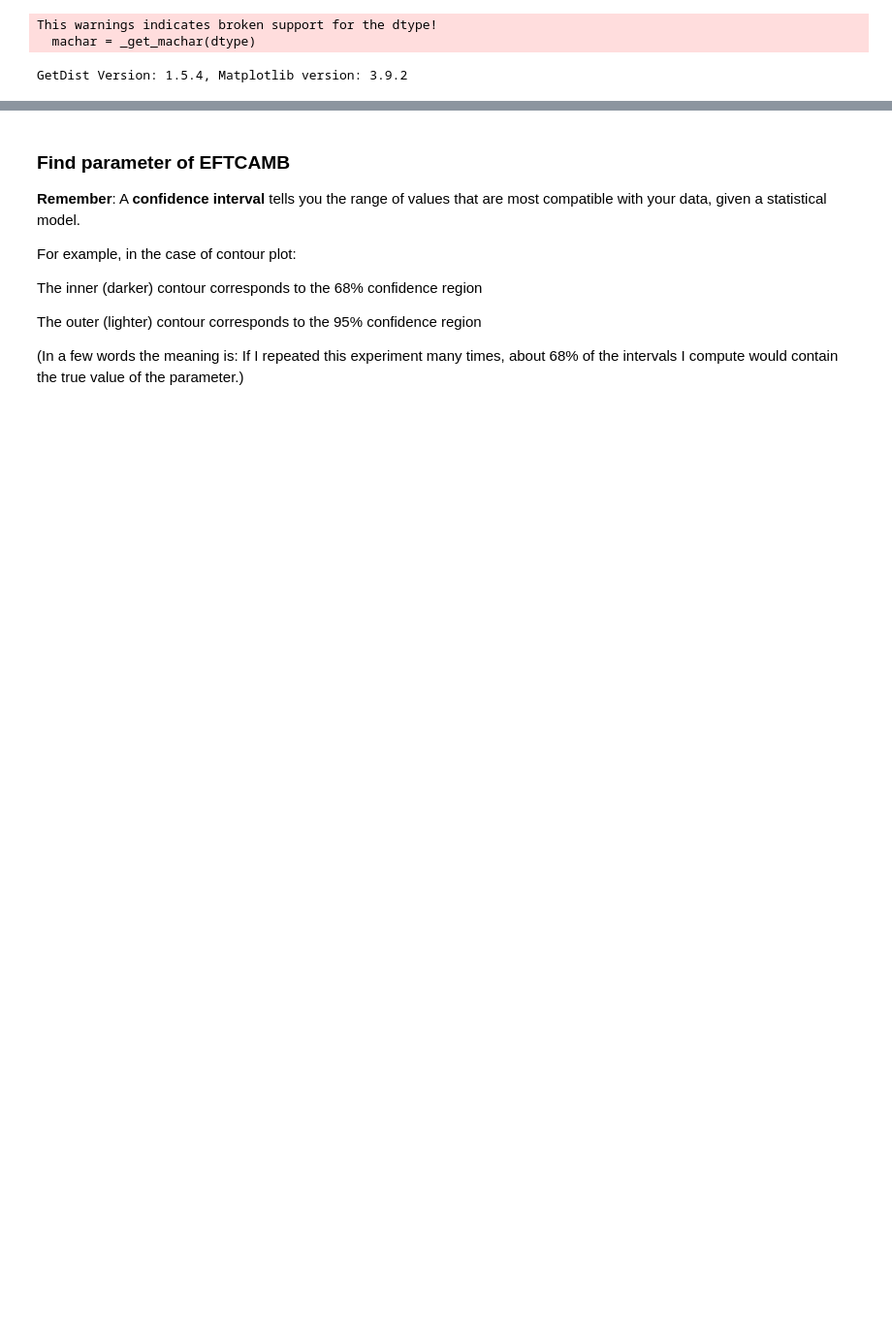
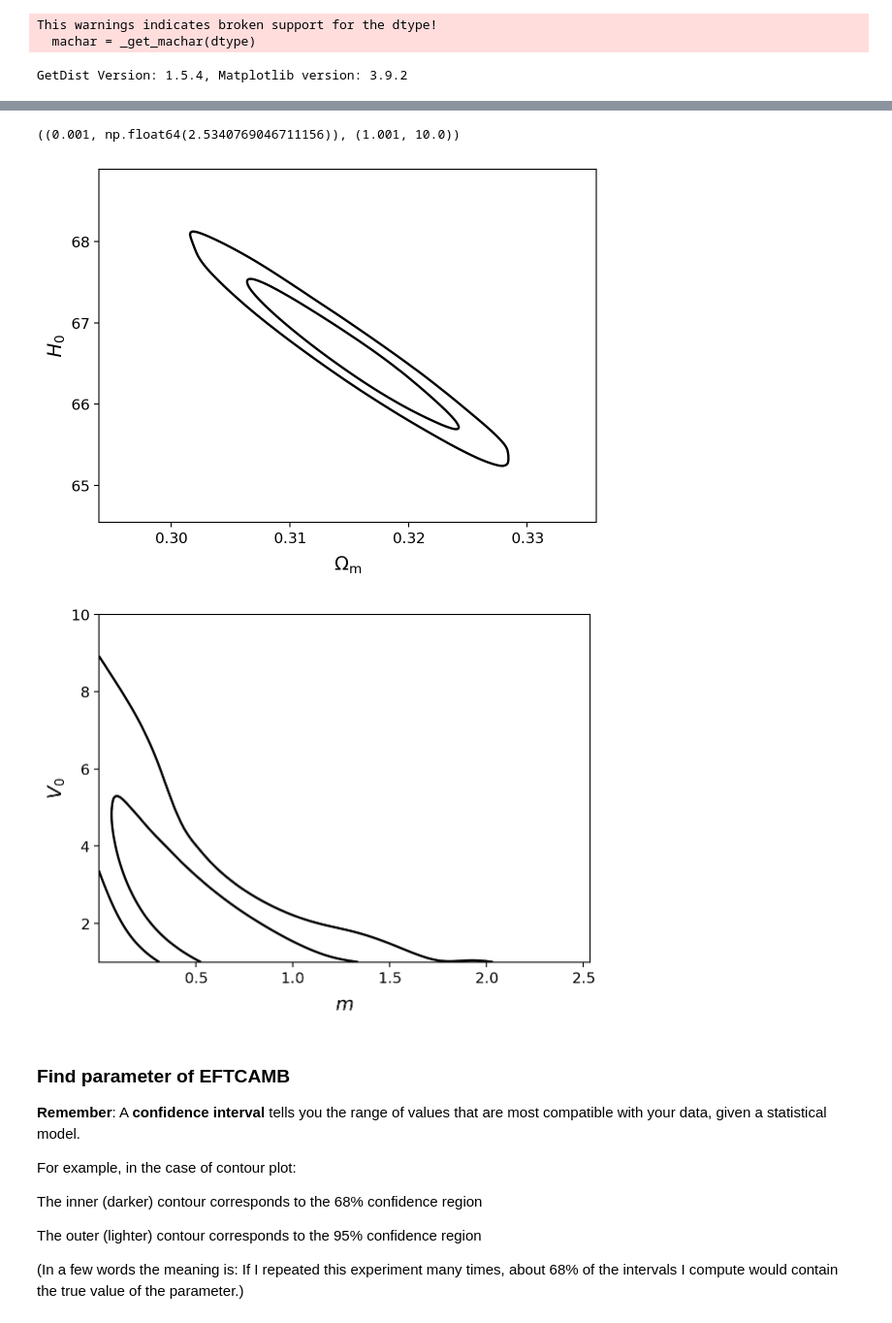
Before and after one commit to Gatti-Andrea/master-thesis, a Jupyter notebook: comparison/planck_all/planck_all_compare.ipynb, the cells around one changed output, grey strips where cells are left out. Shown at 97% size. Saved outputs shown, nothing was run; the diff lists cells and outputs as text; code cells hidden in the pictures; blank space fills up the shorter version.

```diff
--- a/comparison/planck_all/planck_all_compare.ipynb
+++ b/comparison/planck_all/planck_all_compare.ipynb
@@ -67,3 +102,15 @@ g1.add_legend(['LCDM', 'w0wa', 'EFT_exp', 'EFT_cos'])
+# %%
+g = plots.get_single_plotter()
+g.plot_2d(samples_cos, ['omegam', 'H0'])
+#g.add_legend(['LCDM', 'w0wa', 'EFT_exp2', 'EFT_cos'])
+
+g = plots.get_single_plotter()
+g.plot_2d(samples_cos, ['m', 'V0'])
+#g.add_legend(['LCDM', 'w0wa', 'EFT_exp2', 'EFT_cos'])
+# %% [output]
+((0.001, np.float64(2.5340769046711156)), (1.001, 10.0))
+[figure, added]
+[figure, added]
 # %% [markdown]
 ### Find parameter of EFTCAMB
 **Remember**:
```
Also changed, not shown: parts of 19 cells of this notebook, 3 other files.
